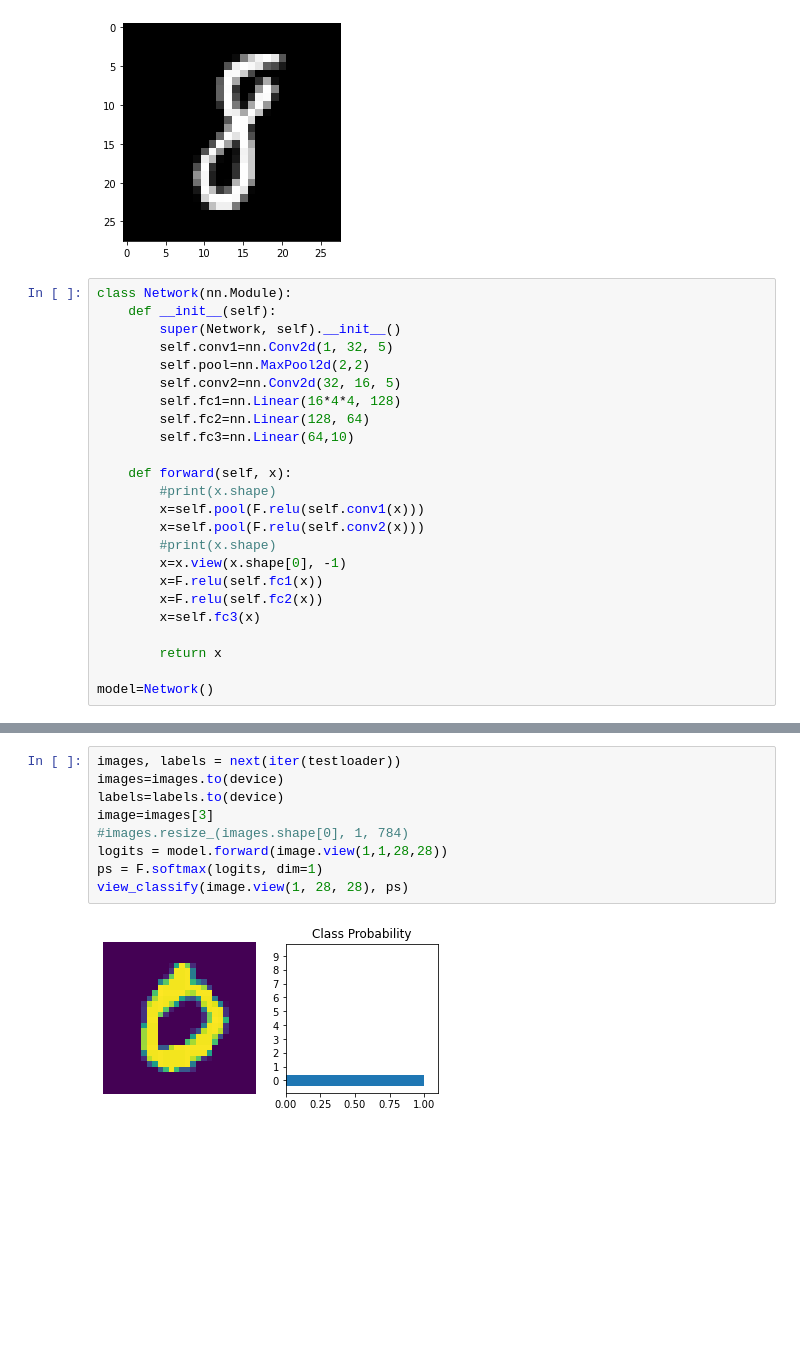
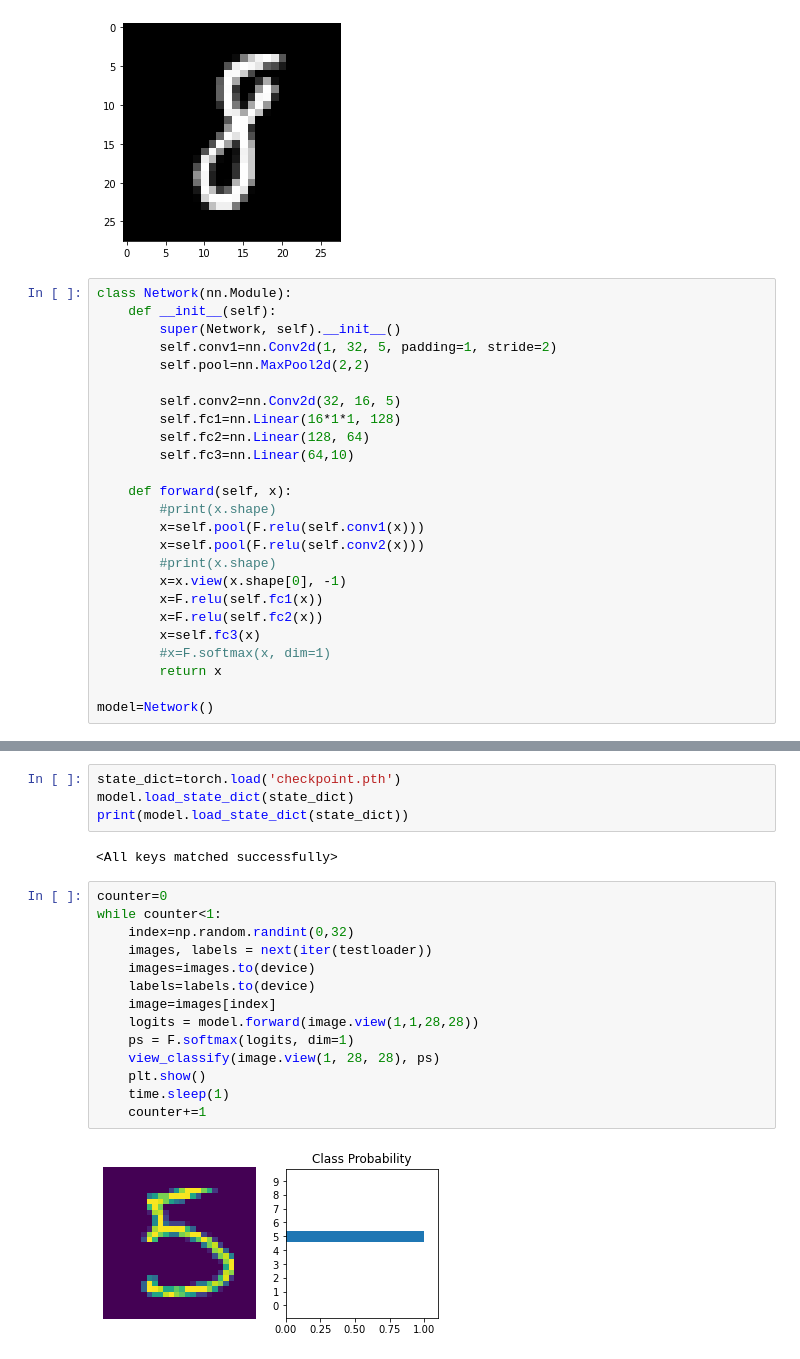
Before and after one commit to Abubakr1710/Deep-Learning, a Jupyter notebook: cnn_mnist.ipynb, the cells around one changed output, grey strips where cells are left out. Saved outputs shown, nothing was run; the diff lists cells and outputs as text; blank space fills up the shorter version.

```diff
--- a/cnn_mnist.ipynb
+++ b/cnn_mnist.ipynb
@@ -53,10 +53,11 @@ plt.imshow(images[1].numpy().squeeze(), cmap='Greys_r');
 class Network(nn.Module):
     def __init__(self):
         super(Network, self).__init__()
-        self.conv1=nn.Conv2d(1, 32, 5)
+        self.conv1=nn.Conv2d(1, 32, 5, padding=1, stride=2)
         self.pool=nn.MaxPool2d(2,2)
+
         self.conv2=nn.Conv2d(32, 16, 5)
-        self.fc1=nn.Linear(16*4*4, 128)
+        self.fc1=nn.Linear(16*1*1, 128)
         self.fc2=nn.Linear(128, 64)
         self.fc3=nn.Linear(64,10)
 
@@ -69,7 +70,7 @@ class Network(nn.Module):
         x=F.relu(self.fc1(x))
         x=F.relu(self.fc2(x))
         x=self.fc3(x)
-
+        #x=F.softmax(x, dim=1)
         return x
 
 model=Network()
@@ -188,11 +189,22 @@ accuracy on epoch: 0.9584664536741214
+# %%
+state_dict=torch.load('checkpoint.pth')
+model.load_state_dict(state_dict)
+print(model.load_state_dict(state_dict))
+# %% [output]
+<All keys matched successfully>
 # %%
-images, labels = next(iter(testloader))
-images=images.to(device)
-labels=labels.to(device)
-image=images[3]
-#images.resize_(images.shape[0], 1, 784)
-logits = model.forward(image.view(1,1,28,28))
-ps = F.softmax(logits, dim=1)
-view_classify(image.view(1, 28, 28), ps)
+counter=0
+while counter<1:
+    index=np.random.randint(0,32)
+    images, labels = next(iter(testloader))
+    images=images.to(device)
+    labels=labels.to(device)
+    image=images[index]
+    logits = model.forward(image.view(1,1,28,28))
+    ps = F.softmax(logits, dim=1)
+    view_classify(image.view(1, 28, 28), ps)
+    plt.show()
+    time.sleep(1)
+    counter+=1
 # %% [output]
-[figure, old version]
+[figure, new version]
```
Also changed, not shown: parts of 2 cells of this notebook, 1 other file.
